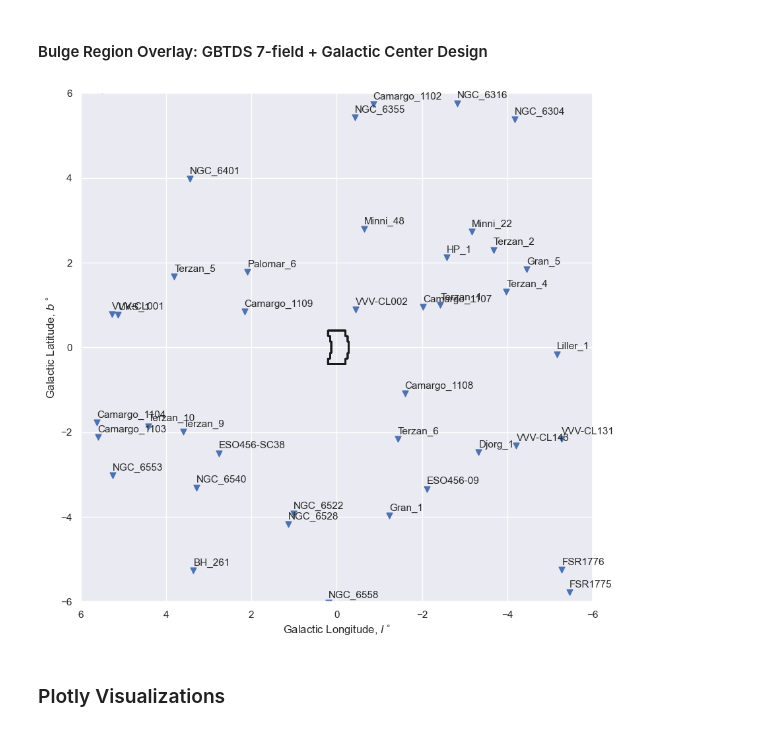
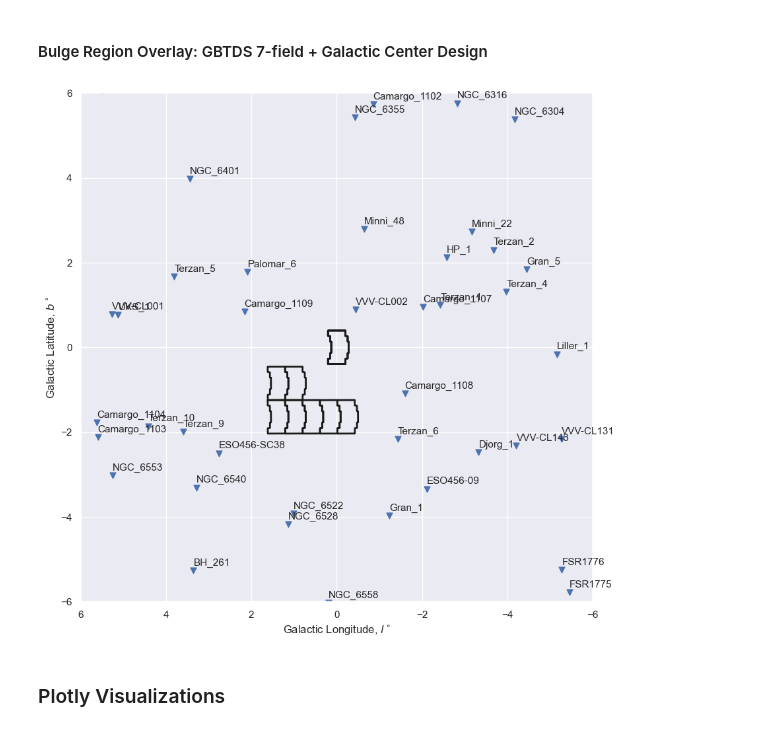
Before and after one commit to jsobeck/roman_gbtds, a Jupyter notebook: GBTDS_Globular_Cluster.ipynb, the cells around one changed output. Cells and saved outputs as stored; diff of their text form; code cells hidden in the pictures.

Commit message:
Modification of GBTDS Globular Cluster compilation/field overlay notebook

```diff
--- a/GBTDS_Globular_Cluster.ipynb
+++ b/GBTDS_Globular_Cluster.ipynb
@@ -126,34 +126,45 @@ plt.show()
 #### Bulge Region Overlay: GBTDS 7-field + Galactic Center Design
 # %%
 sns.set()
-layout='layout_7f_GC'
 fig = plt.figure(figsize=(10,10))
 ax  = fig.add_subplot(1,1,1)
 
 # Field overlay code from M. Penny WFIRST Paper
+## 7-field Baseline
+layout='layout_7f_3'
+fields = []
+with open('%s.outline.lbad' % (layout)) as fp:
+    for k, g in groupby(fp, lambda x: x.startswith(' ')):
+        if not k:
+            fields.append(np.array([[float(x) for x in d.split()] for d in g if len(d.strip())]))
+for f in fields:
+        ax.plot(f[:,1],f[:,2],'k-',lw=2)
+
+## Galactic Center field
+layout='layout_7f_gal-cen'
 fields = []
 with open('%s.outline.lbad' % (layout)) as fp:
     for k, g in groupby(fp, lambda x: x.startswith(' ')):
         if not k:
             fields.append(np.array([[float(x) for x in d.split()] for d in g if len(d.strip())]))
 for f in fields:
         ax.plot(f[:,1],f[:,2],'k-',lw=2)
 
 ax.scatter(gal.l.wrap_at('180d'), gal.b, marker='v', s=40)
 ax.set_xlim(6, -6)
 ax.set_ylim(-6, 6)
 plt.xlabel(r'Galactic Longitude, $l^\circ$')
 plt.ylabel(r'Galactic Latitude, $b^\circ$')
 # Kludgy annotation method
 x = np.array(gal.l.wrap_at('180d'))
 y = np.array(gal.b)
 z = np.array(ig_clusters.Cluster_Name)
 for i in range(len(x)):
     ax.annotate(z[i], (x[i], y[i]+0.12), fontsize=11)
 # Write to file and display to screen
 plt.show()
 # %% [output]
-[figure, old version]
+[figure, new version]
 # %% [markdown]
 ### Plotly Visualizations
 # %% [markdown]
```
Also changed, not shown: parts of 2 cells of this notebook, 4 other files.
